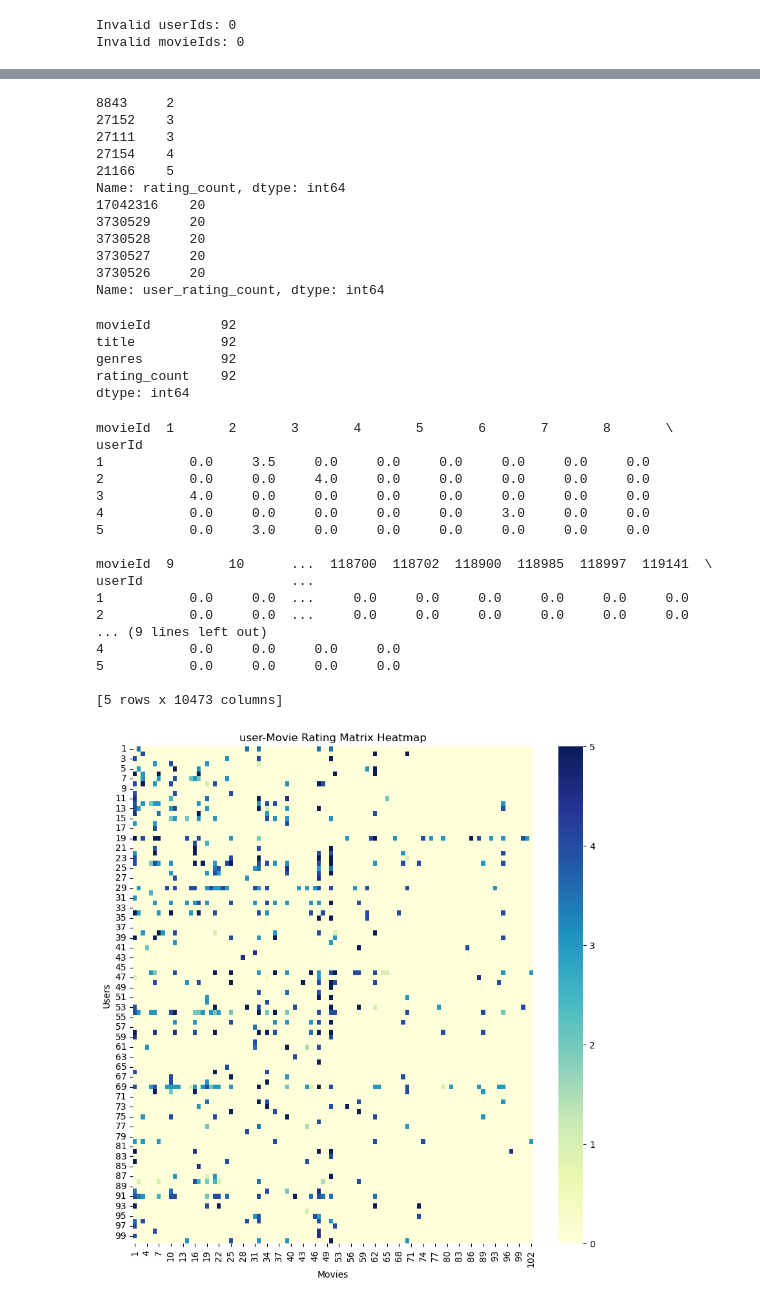
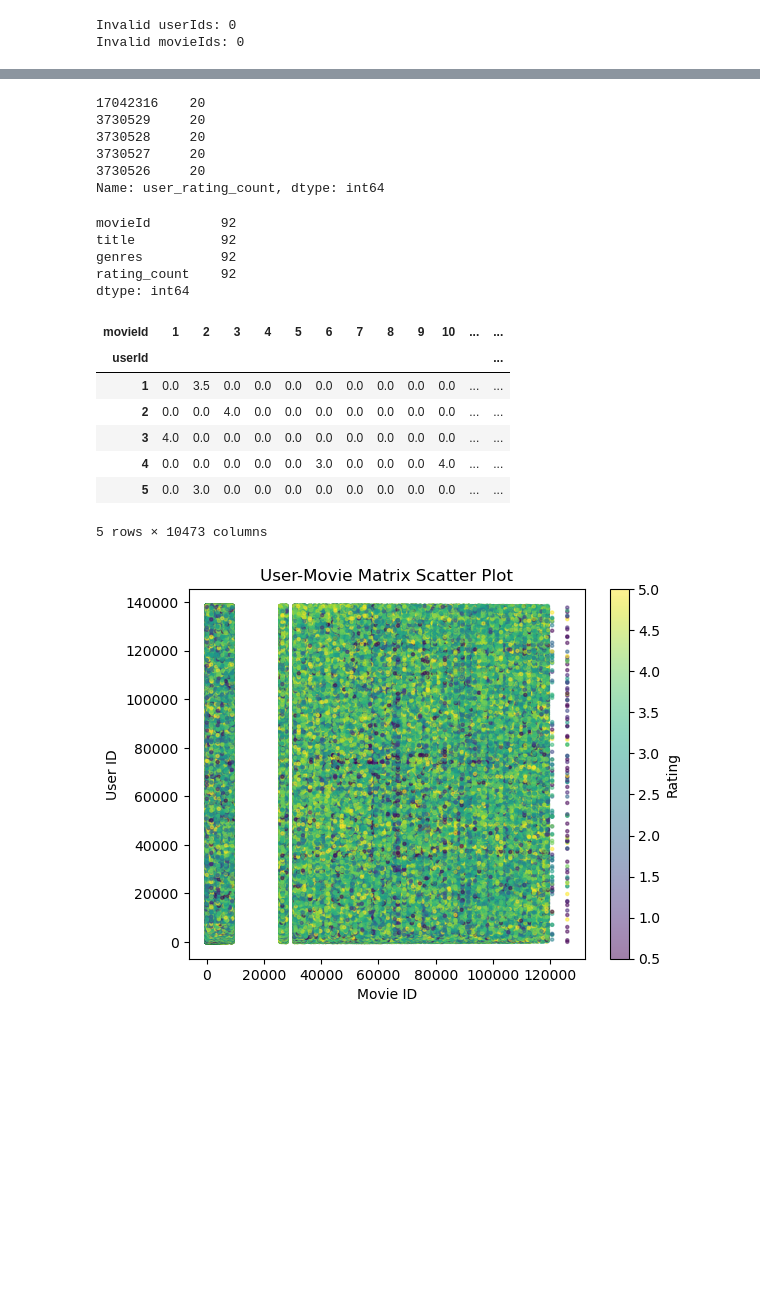
Before and after one commit to jmaloney95/Movie-Recommendation-Engine, a Jupyter notebook: notebooks/1.0-jm-initial-data-exploration.ipynb, the cells around one changed output, grey strips where cells are left out. Drawn from its saved outputs; the diff is of its cells as text; code cells hidden in the pictures; blank space fills up the shorter version.

```diff
--- a/notebooks/1.0-jm-initial-data-exploration.ipynb
+++ b/notebooks/1.0-jm-initial-data-exploration.ipynb
@@ -60,6 +60,15 @@ print(f"Number of unique movies: {movies['movieId'].nunique()}")
 # %% [output]
 Number of unique users: 138493
 Number of unique movies: 27278
+# %%
+
+# Ensure columns are numeric
+ratings['userId'] = pd.to_numeric(ratings['userId'], errors='coerce')
+ratings['movieId'] = pd.to_numeric(ratings['movieId'], errors='coerce')
+ratings['rating'] = pd.to_numeric(ratings['rating'], errors='coerce')
+
+# Remove rows with invalid userId, movieId, or rating
+ratings = ratings.dropna(subset=['userId', 'movieId', 'rating'])
 # %%
 # Plot distribution of ratings
 plt.figure(figsize=(8, 6))
@@ -173,19 +175,13 @@ print(merged_data.head())
 # %%
 # Filtering out movies with low rating data
 # %%
-# Movie popularity (number of ratings)
+# Movie popularity
 movies['rating_count'] = ratings.groupby('movieId')['rating'].transform('count')
-print(movies['rating_count'].sort_values(ascending=True).head())
-# User activity (number of ratings given by a user)
+movies['rating_count'].sort_values(ascending=True).head()
+# User activity
 ratings['user_rating_count'] = ratings.groupby('userId')['rating'].transform('count')
-print(ratings['user_rating_count'].sort_values(ascending=True).head())
+ratings['user_rating_count'].sort_values(ascending=True).head()
 # %% [output]
-8843     2
-27152    3
-27111    3
-27154    4
-21166    5
-Name: rating_count, dtype: int64
 17042316    20
 3730529     20
 3730528     20
@@ -212,22 +208,13 @@ merged_data = merged_data[merged_data['movieId'].isin(ratings_count[ratings_coun
 user_movie_matrix = merged_data.pivot(index='userId', columns='movieId', values='rating')
 user_movie_matrix = user_movie_matrix.fillna(0)
 # %%
-print(user_movie_matrix.head())
+user_movie_matrix.head()
 # %% [output]
+| movieId | 1 | 2 | 3 | 4 | 5 | 6 | 7 | 8 | 9 | 10 | ... | ... |
+| userId |  |  |  |  |  |  |  |  |  |  |  | ... |
+| 1 | 0.0 | 3.5 | 0.0 | 0.0 | 0.0 | 0.0 | 0.0 | 0.0 | 0.0 | 0.0 | ... | ... |
+| 2 | 0.0 | 0.0 | 4.0 | 0.0 | 0.0 | 0.0 | 0.0 | 0.0 | 0.0 | 0.0 | ... | ... |
+| 3 | 4.0 | 0.0 | 0.0 | 0.0 | 0.0 | 0.0 | 0.0 | 0.0 | 0.0 | 0.0 | ... | ... |
+| 4 | 0.0 | 0.0 | 0.0 | 0.0 | 0.0 | 3.0 | 0.0 | 0.0 | 0.0 | 4.0 | ... | ... |
+| 5 | 0.0 | 3.0 | 0.0 | 0.0 | 0.0 | 0.0 | 0.0 | 0.0 | 0.0 | 0.0 | ... | ... |
-movieId  1       2       3       4       5       6       7       8       \
-userId
-1           0.0     3.5     0.0     0.0     0.0     0.0     0.0     0.0
-2           0.0     0.0     4.0     0.0     0.0     0.0     0.0     0.0
-3           4.0     0.0     0.0     0.0     0.0     0.0     0.0     0.0
-4           0.0     0.0     0.0     0.0     0.0     3.0     0.0     0.0
-5           0.0     3.0     0.0     0.0     0.0     0.0     0.0     0.0
-
-movieId  9       10      ...  118700  118702  118900  118985  118997  119141  \
-userId                   ...
-1           0.0     0.0  ...     0.0     0.0     0.0     0.0     0.0     0.0
-2           0.0     0.0  ...     0.0     0.0     0.0     0.0     0.0     0.0
-... (9 lines left out)
-4           0.0     0.0     0.0     0.0
-5           0.0     0.0     0.0     0.0
-
-[5 rows x 10473 columns]
+5 rows × 10473 columns
@@ -238,11 +221,10 @@ sampled_user_movie_matrix = user_movie_matrix.iloc[:100, :100]
-# %%
-plt.figure(figsize=(10, 10))
-sns.heatmap(sampled_user_movie_matrix, cmap="YlGnBu", cbar=True)
-
-plt.title("user-Movie Rating Matrix Heatmap")
-plt.xlabel("Movies")
-plt.ylabel("Users")
-
-plt.show()
-# %% [output]
-[figure, removed]
+# %%
+plt.scatter(merged_data['movieId'], merged_data['userId'],
+            c=merged_data['rating'], cmap='viridis', s=5, alpha=0.5)
+plt.title('User-Movie Matrix Scatter Plot')
+plt.xlabel('Movie ID')
+plt.ylabel('User ID')
+plt.colorbar(label='Rating')
+plt.show()
+# %% [output]
+[figure, added]
```
Also changed, not shown: parts of 6 cells of this notebook.
